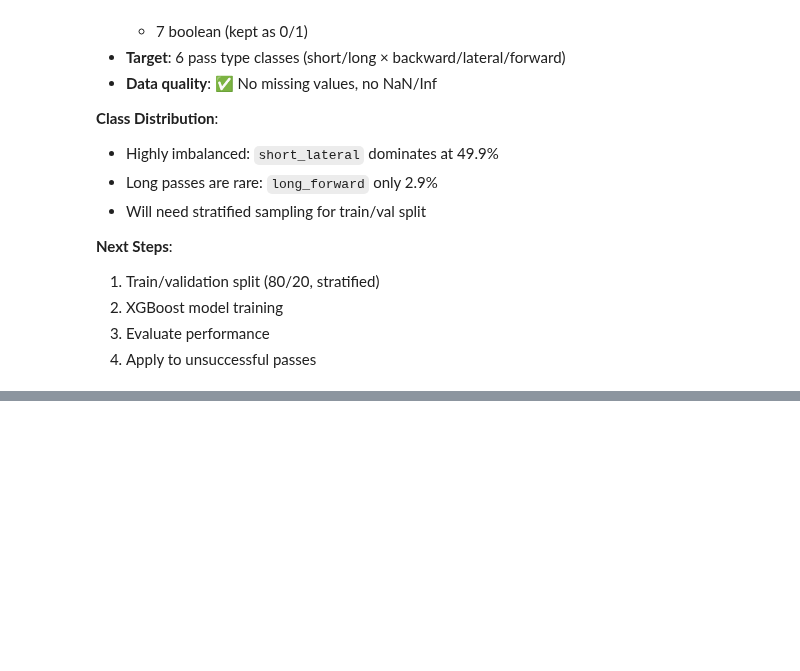
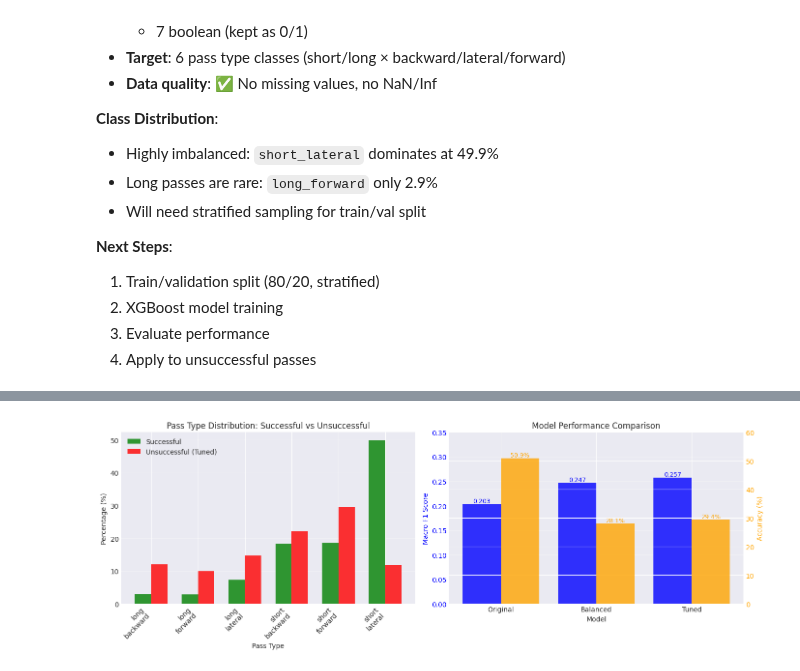
Before and after one commit to MartimRego/pass-decisions, a Jupyter notebook: Project/unsuccessful_pass_prediction.ipynb, the cells around one changed output, grey strips where cells are left out. Saved outputs shown, nothing was run; the diff lists cells and outputs as text; code cells hidden in the pictures; blank space fills up the shorter version.

Commit message:
Model finalized and saved

```diff
--- a/Project/unsuccessful_pass_prediction.ipynb
+++ b/Project/unsuccessful_pass_prediction.ipynb
@@ -713,0 +1180,15 @@ Ready for train/test split and model training
+# %%
+# Display best parameters and score
+print("Best Hyperparameters:")
+print("="*70)
+for param, value in random_search.best_params_.items():
+    print(f"  {param}: {value}")
+
+print(f"\nBest Cross-Validation Macro F1 Score: {random_search.best_score_:.4f}")
+print(f"Previous Baseline Macro F1 Score: 0.2470")
+print(f"Improvement: {(random_search.best_score_ - 0.247)*100:+.2f}%")
+
+# Get the best model
+model_tuned = random_search.best_estimator_
+
+print("\n✅ Best model saved as 'model_tuned'")
@@ -713,0 +1381,65 @@ Ready for train/test split and model training
+# %%
+import matplotlib.pyplot as plt
+
+# Create visualization comparing distributions
+fig, axes = plt.subplots(1, 2, figsize=(14, 5))
+
+# Plot 1: Successful vs Unsuccessful (Tuned)
+ax1 = axes[0]
+x = range(len(label_encoder.classes_))
+width = 0.35
+
+successful_pcts = [comparison_all.loc[c, 'Successful'] for c in label_encoder.classes_]
+unsucc_tuned_pcts = [comparison_all.loc[c, 'Unsucc (Tuned)'] for c in label_encoder.classes_]
+
+ax1.bar([i - width/2 for i in x], successful_pcts, width, label='Successful', alpha=0.8, color='green')
+ax1.bar([i + width/2 for i in x], unsucc_tuned_pcts, width, label='Unsuccessful (Tuned)', alpha=0.8, color='red')
+ax1.set_xlabel('Pass Type')
+ax1.set_ylabel('Percentage (%)')
+ax1.set_title('Pass Type Distribution: Successful vs Unsuccessful')
+ax1.set_xticks(x)
+ax1.set_xticklabels([c.replace('_', '\n') for c in label_encoder.classes_], rotation=45, ha='right')
+ax1.legend()
+ax1.grid(axis='y', alpha=0.3)
+
+# Plot 2: Model Performance Comparison
+ax2 = axes[1]
+models = ['Original', 'Balanced', 'Tuned']
+macro_f1_scores = [0.203, 0.247, 0.257]
+accuracies = [50.85, 28.06, 29.36]
+
+x2 = range(len(models))
+ax2_twin = ax2.twinx()
+
+bars1 = ax2.bar([i - 0.2 for i in x2], macro_f1_scores, 0.4, label='Macro F1', alpha=0.8, color='blue')
+bars2 = ax2_twin.bar([i + 0.2 for i in x2], accuracies, 0.4, label='Accuracy', alpha=0.8, color='orange')
+
+ax2.set_xlabel('Model')
+ax2.set_ylabel('Macro F1 Score', color='blue')
+ax2_twin.set_ylabel('Accuracy (%)', color='orange')
+ax2.set_title('Model Performance Comparison')
+ax2.set_xticks(x2)
+ax2.set_xticklabels(models)
+ax2.tick_params(axis='y', labelcolor='blue')
+ax2_twin.tick_params(axis='y', labelcolor='orange')
+ax2.set_ylim([0, 0.35])
+ax2_twin.set_ylim([0, 60])
+ax2.grid(axis='y', alpha=0.3)
+
+# Add value labels on bars
+for bar in bars1:
+    height = bar.get_height()
+    ax2.text(bar.get_x() + bar.get_width()/2., height,
+             f'{height:.3f}', ha='center', va='bottom', fontsize=9, color='blue')
+
+for bar in bars2:
+    height = bar.get_height()
+    ax2_twin.text(bar.get_x() + bar.get_width()/2., height,
+                  f'{height:.1f}%', ha='center', va='bottom', fontsize=9, color='orange')
+
+plt.tight_layout()
+plt.show()
+
+print("✅ Visualization complete!")
+# %% [output]
+[figure, added]
```
Also changed, not shown: parts of 38 cells of this notebook.
